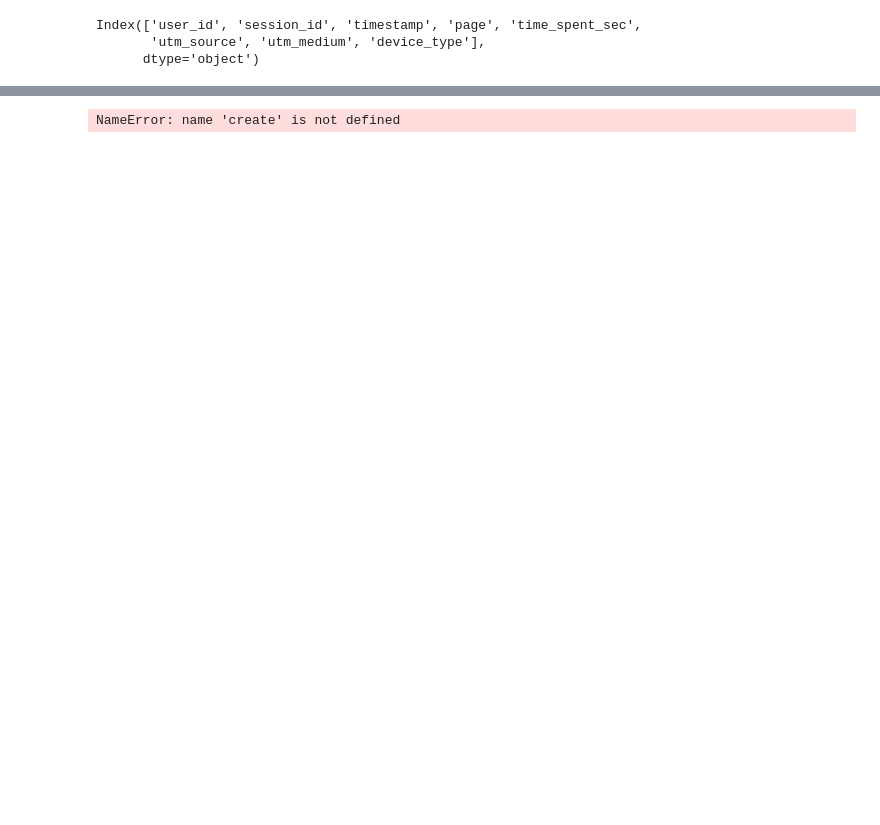
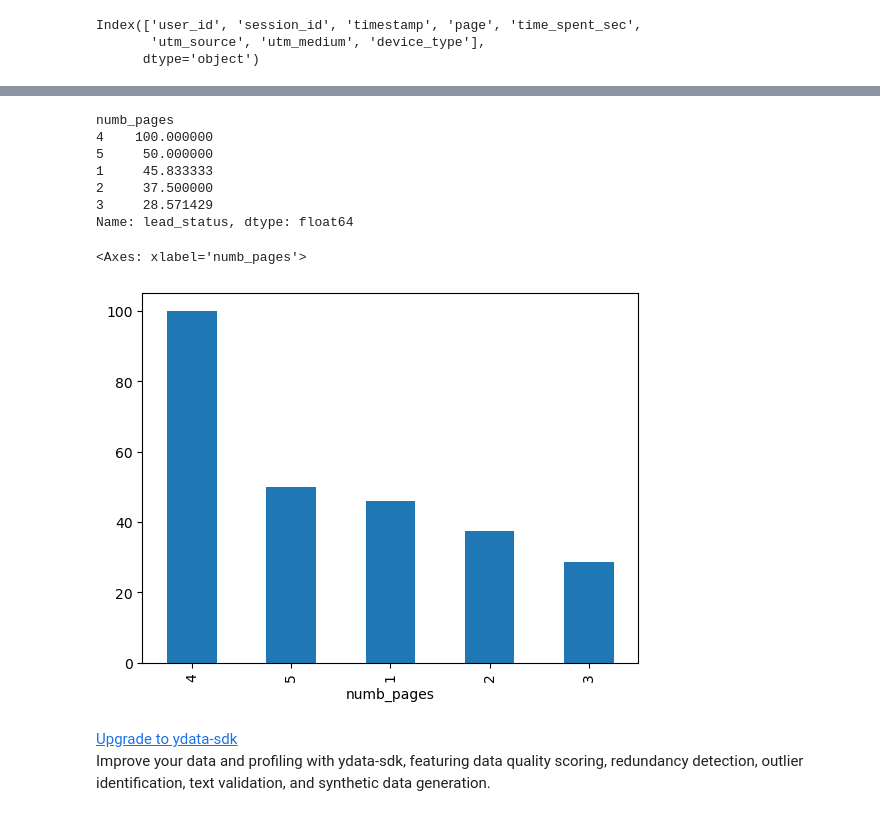
Before and after one commit to derfinn0501/case_study, a Jupyter notebook: process_data.ipynb, the cells around one changed output, grey strips where cells are left out. Drawn from its saved outputs; the diff is of its cells as text; code cells hidden in the pictures; blank space fills up the shorter version.

```diff
--- a/process_data.ipynb
+++ b/process_data.ipynb
@@ -246,7 +415,31 @@ SyntaxError: incomplete input (766641423.py, line 2)
+# %%
+plot_conversion_rate_by_column(merged_df, "numb_pages")
+# %% [output]
+numb_pages
+4    100.000000
+5     50.000000
+1     45.833333
+2     37.500000
+3     28.571429
+Name: lead_status, dtype: float64
+<Axes: xlabel='numb_pages'>
+[figure, added]
+# %%
+# pandas profiling
+crm_profile = ProfileReport(crm_df,
+                            title="CRM Data Profiling Report",
+                            explorative=True)
+web_tracking_profile = ProfileReport(web_tracking_df,
+                                     title="Web Tracking Data Profiling Report",
+                                     explorative=True)
+crm_profile.to_file("crm_data_profile.html")
+web_tracking_profile.to_file("web_tracking_data_profile.html")
+# %% [output]
+Upgrade to ydata-sdk
+Improve your data and profiling with ydata-sdk, featuring data quality scoring, redundancy detection, outlier identification, text validation, and synthetic data generation.
 # %%
-create
+lead_status_dim = crm_df[['lead_status']].drop_duplicates().reset_index(drop=True)
+lead_status_dim['lead_status_id'] = lead_status_dim.index + 1
-# %% [output]
-NameError: name 'create' is not defined
 # %%
 company_dim = crm_df[['company']].drop_duplicates().reset_index(drop=True)
 company_dim['company_id'] = company_dim.index + 1
```
Also changed, not shown: parts of 37 cells of this notebook, 2 other files.
